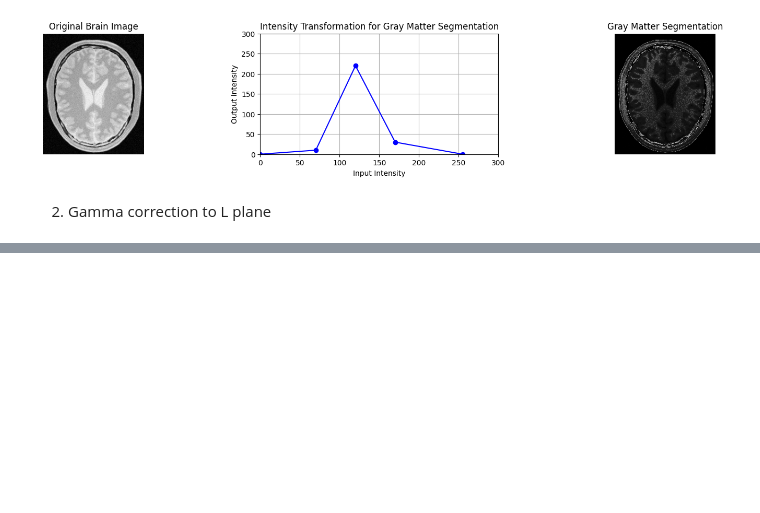
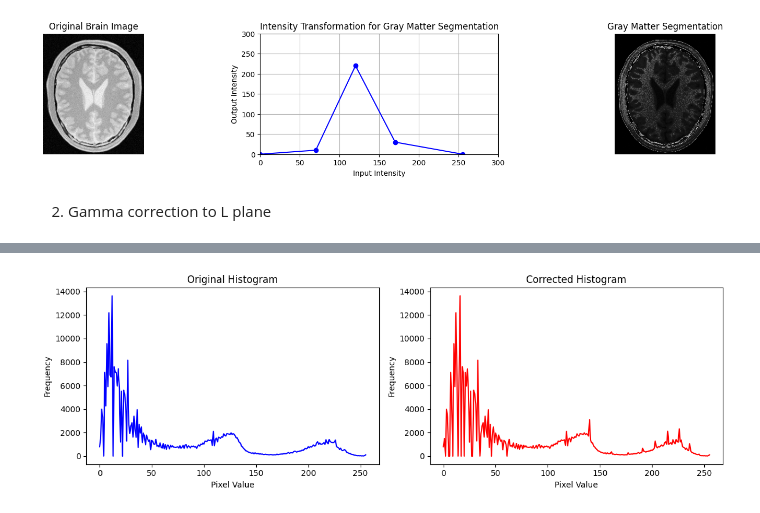
Before and after one commit to ChamodLD/Image-Processing-and-Machine-Vision, a Jupyter notebook: Assignment 01.ipynb, the cells around one changed output, grey strips where cells are left out. Cells and saved outputs as stored; diff of their text form; code cells hidden in the pictures; blank space fills up the shorter version.

```diff
--- a/Assignment 01.ipynb
+++ b/Assignment 01.ipynb
@@ -169,0 +176,18 @@ plt.show()
+# %%
+hist_orig = cv.calcHist([l_plane],[0],None,[256],[0,256])
+hist_corr = cv.calcHist([l_corrected],[0],None,[256],[0,256])
+fig,ax = plt.subplots(1,2,figsize = (12,4))
+ax[0].plot(hist_orig, color='blue')
+ax[0].set_title('Original Histogram')
+ax[0].set_xlabel('Pixel Value')
+ax[0].set_ylabel('Frequency')
+
+ax[1].plot(hist_corr, color='red')
+ax[1].set_title('Corrected Histogram')
+ax[1].set_xlabel('Pixel Value')
+ax[1].set_ylabel('Frequency')
+
+plt.tight_layout()
+plt.show()
+# %% [output]
+[figure, added]
```
Also changed, not shown: parts of 1 cell of this notebook.
